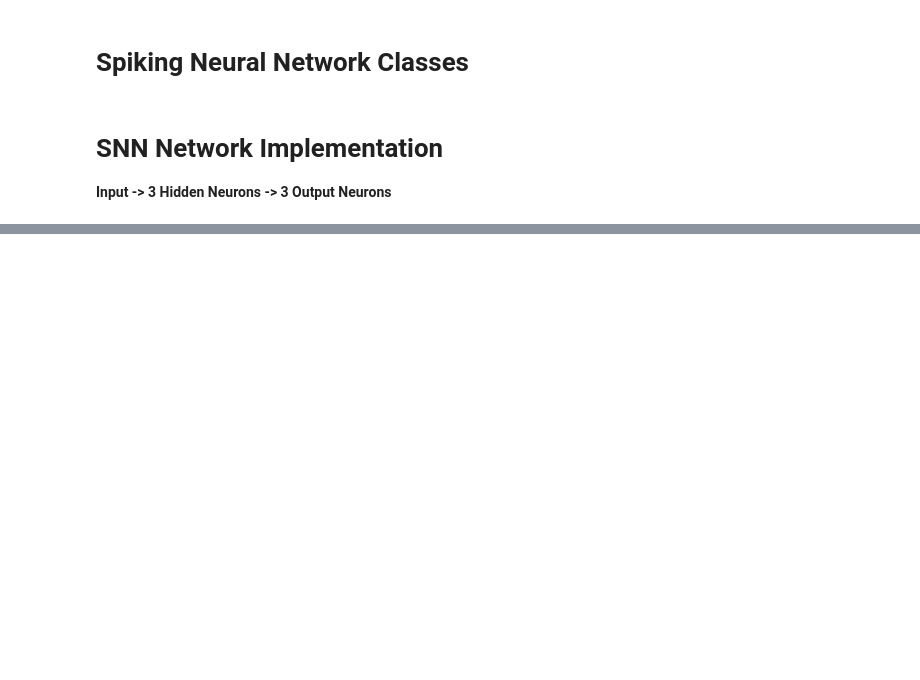
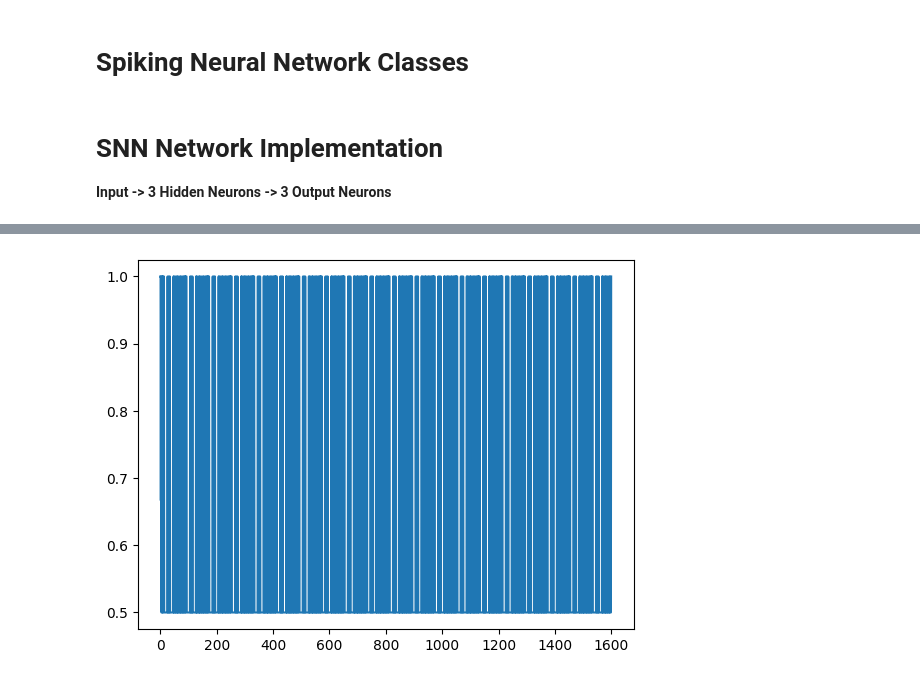
Before and after one commit to kadgitub7/LIF-based-SNN-on-FPGA, a Jupyter notebook: SNN_Custom_Model.ipynb, the cells around one changed output, grey strips where cells are left out. Cells and saved outputs as stored; diff of their text form; code cells hidden in the pictures; blank space fills up the shorter version.

```diff
--- a/SNN_Custom_Model.ipynb
+++ b/SNN_Custom_Model.ipynb
@@ -222,12 +222,13 @@ def Training_Changes(connect_layers, output_layer, y):
 
         for i in range(len(layer.percentage_spikes)):
             if(layer.percentage_spikes[i] < 0.1):
-                layer.threshold_correction_v[i] = layer.percentage_spikes[i] - 0.2
+                layer.threshold_correction_v[i] = 0.2 - layer.percentage_spikes[i]
             elif(layer.percentage_spikes[i] > 0.8):
-                layer.threshold_correction_v[i] = 0.9 - layer.percentage_spikes[i]
+                layer.threshold_correction_v[i] = 0.7 - layer.percentage_spikes[i]
             else:
                 layer.threshold_correction_v[i] = 0
 
+        layer.Layer_in.fire_thresh_v = layer.Layer_in.fire_thresh_v + layer.threshold_correction_v * 10
     # - If so we increase the weight if not we decrease it, we can perform this for all of them and average the result because each neuron in a layer is connected to the others, but the individual weights also play into this
     # 4) Depending on if we made a right or wrong connection then we can update this fact, if we are correct, keep the values, if not then invert them and repeat this for all training examples so we converge to the average where we predict as best as possible
     # -> We need to calculate if we are right or wrong and by how much and that affects the direction of the changes
@@ -235,9 +236,9 @@ def Training_Changes(connect_layers, output_layer, y):
 
     # Find the true class from the perfect(true) labelled solution vector
     true_class = -1
-    print(f'y {y[0]} {len(y[0])}')
-    for i in range(len(y[0])):
-        if y[0][i] == 1:
+    print(f'y {y} {len(y)}')
+    for i in range(len(y)):
+        if y[i] == 1:
             true_class = i
             break
     print(f'true_class {true_class}')
@@ -279,6 +280,7 @@ def Training_Changes(connect_layers, output_layer, y):
                 print(f"neuron weight same {neuron.weights[i]}")
                 neuron.weights[i] = neuron.weights[i]
                 print(f"neuron weight same after {neuron.weights[i]}")
+    return loss
 # %% [markdown]
 # SNN Network Implementation
 **Input -> 3 Hidden Neurons -> 3 Output Neurons**
@@ -310,36 +312,55 @@ potentials_3_2 = []
 # activation functions
 input2 = []
 
-for i in range(len(X_train)):
-    l1.signal_prop(np.array([X_train[i]]))
-    potentials_1.append(l1.neuron_list[0].potential)
-    potentials_2.append(l1.neuron_list[1].potential)
-    potentials_3.append(l1.neuron_list[2].potential)
-    input2.append(connect_layer.output_collect())
-    connect_layer.log_output_spike()
+loss = []
+epoch = 20
 
-for i in range(len(input2)):
-    l2.signal_prop([input2[i]])
-    potentials_1_2.append(l2.neuron_list[0].potential)
-    potentials_2_2.append(l2.neuron_list[1].potential)
-    potentials_3_2.append(l2.neuron_list[2].potential)
-    decision_layer.log_output_spike()
+for j in range(epoch):
+    for l in range(len(X_train)):
 
-connect_layer.compute_percentage_spikes()
-decision_layer.compute_percentage_spikes()
+        potentials_1 = []
+        potentials_2 = []
+        potentials_3 = []
 
-x_s = np.arange(0,len(potentials_1_2), 1)
+        potentials_1_2 = []
+        potentials_2_2 = []
+        potentials_3_2 = []
 
-print(decision_layer.predict_output())
-print(decision_layer.output_count)
+        # activation functions
+        input2 = []
 
-Training_Changes([connect_layer], decision_layer, y_train)
+        for i in range(len(X_train[l])):
+            l1.signal_prop(np.array([X_train[l][i]]))
+            potentials_1.append(l1.neuron_list[0].potential)
+            potentials_2.append(l1.neuron_list[1].potential)
+            potentials_3.append(l1.neuron_list[2].potential)
+            input2.append(connect_layer.output_collect())
+            connect_layer.log_output_spike()
 
+        for k in range(len(input2)):
+            l2.signal_prop([input2[k]])
+            potentials_1_2.append(l2.neuron_list[0].potential)
+            potentials_2_2.append(l2.neuron_list[1].potential)
+            potentials_3_2.append(l2.neuron_list[2].potential)
+            decision_layer.log_output_spike()
+
+        connect_layer.compute_percentage_spikes()
+        decision_layer.compute_percentage_spikes()
+
+        print(decision_layer.predict_output(), y_train[l])
+        print(decision_layer.output_count)
+
+        loss.append(Training_Changes([connect_layer], decision_layer, y_train[l]))
+
+x_s = np.arange(0,len(loss),1)
+
+plt.plot(x_s,loss)
+
+print(loss)
 
 ##------------------ To Do: -----------------##
-# Need to make sure the correct training X and y are used
-# Need to validate one cycle of training
 # Need to full training set traversal and correct direction and magnitude parameter adjustment
-# Need to set up epoch training
+# Debug training(potentially too few neurons)
 # Need to plot figures
 # Need to generate diagrams for each point
+# %% [output]
@@ -345,0 +384 @@ Training_Changes([connect_layer], decision_layer, y_train)
+[figure, added]
```
Also changed, not shown: parts of 2 cells of this notebook.
